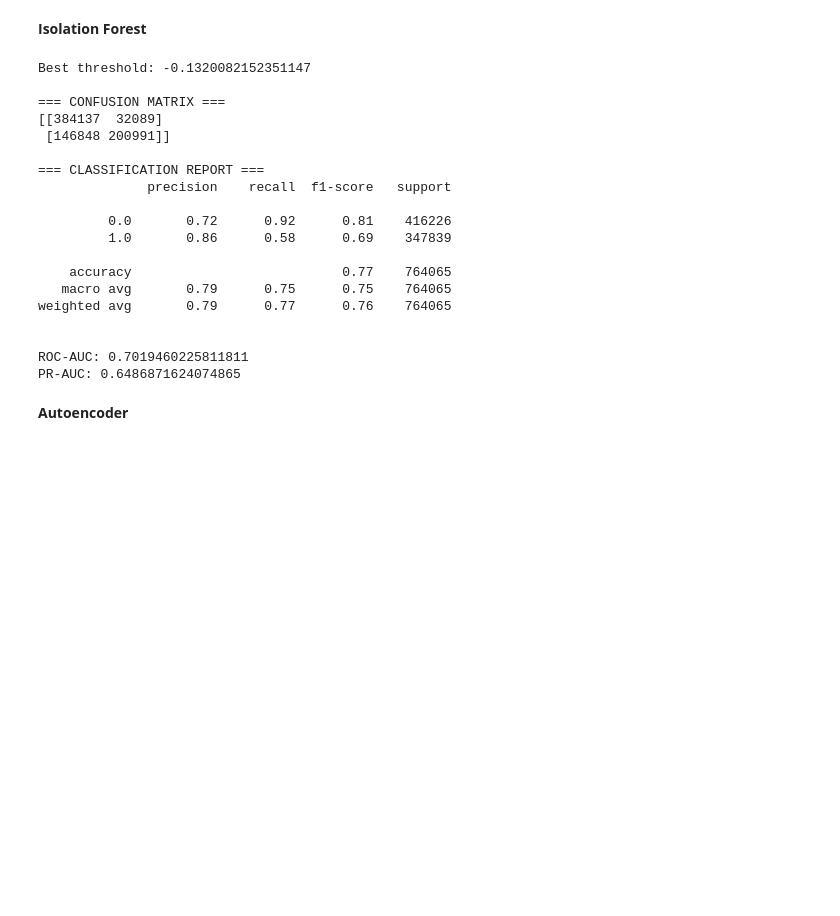
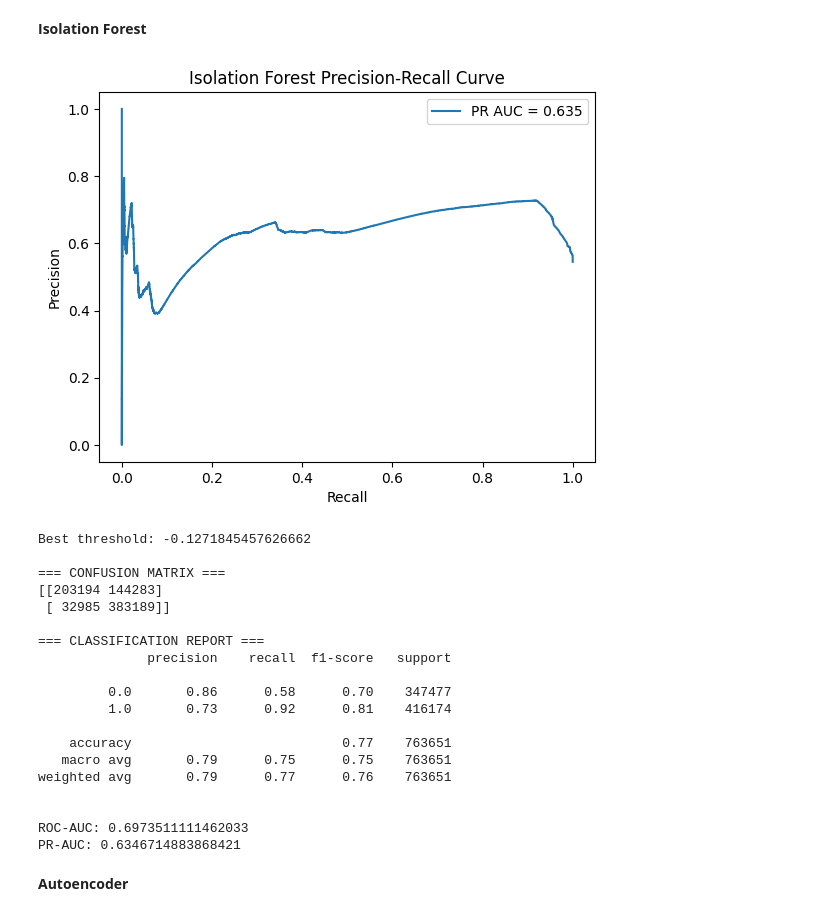
Before and after one commit to Axton-Industries/IDS-based-on-machine-learning-techniques, a Jupyter notebook: notebooks/05_modeling.ipynb, the cells around one changed output. Cells and saved outputs as stored; diff of their text form; code cells hidden in the pictures; blank space fills up the shorter version.

```diff
--- a/notebooks/05_modeling.ipynb
+++ b/notebooks/05_modeling.ipynb
@@ -219,7 +339,6 @@ print(importances.head(20))
 # %% [markdown]
 **Isolation Forest**
 # %%
-
 model = IsolationForest(
     n_estimators=300,
     contamination=0.05,
@@ -227,73 +346,78 @@ model = IsolationForest(
     n_jobs=-1
 )
 
-#Train Model
-model.fit(X_train_scaled_N)
+# TRAIN
+model.fit(X_train_N)
 
 # ANOMALY SCORES
 # higher = more anomalous
-scores = -model.decision_function(X_test_scaled_N)
+scores = -model.decision_function(X_test_N)
+
+# TRUE LABELS
+# 1 = attack
+# 0 = benign
+y_true = y_test_N
 
 # PR CURVE
-# convert labels so:
-# 1 = attack (positive class)
-y_true = 1 - y_test
 precision, recall, thresholds = precision_recall_curve(y_true, scores)
 
 # PR-AUC
 pr_auc = average_precision_score(y_true, scores)
 
-# PLOT PR CURVE
+# PLOT
 plt.figure()
 plt.plot(recall, precision, label=f"PR AUC = {pr_auc:.3f}")
 plt.xlabel("Recall")
 plt.ylabel("Precision")
 plt.title("Isolation Forest Precision-Recall Curve")
 plt.legend()
 plt.show()
 
-# BEST THRESHOLD (F1 OPTIMIZATION)
-# thresholds array is shorter by 1 than precision/recall
-f1_scores = 2 * (precision[:-1] * recall[:-1]) / (precision[:-1] + recall[:-1] + 1e-9)
+# BEST THRESHOLD (F1)
+f1_scores = 2 * (precision[:-1] * recall[:-1]) / (
+    precision[:-1] + recall[:-1] + 1e-9
+)
+
 best_idx = np.argmax(f1_scores)
 best_threshold = thresholds[best_idx]
-print("\nBest threshold (PR-based):", best_threshold)
+
+print("\nBest threshold:", best_threshold)
 
 # PREDICTIONS
+# 1 = attack
+# 0 = benign
 y_pred = (scores >= best_threshold).astype(int)
-# convert back:
-# 0 = attack, 1 = benign
-y_pred = np.where(y_pred == 1, 0, 1)
 
 # EVALUATION
 print("\n=== CONFUSION MATRIX ===")
-print(confusion_matrix(y_test, y_pred))
+print(confusion_matrix(y_test_N, y_pred))
 
 print("\n=== CLASSIFICATION REPORT ===")
-print(classification_report(y_test, y_pred))
+print(classification_report(y_test_N, y_pred))
 
 print("\nROC-AUC:", roc_auc_score(y_true, scores))
 print("PR-AUC:", pr_auc)
 # %% [output]
+[figure, added]
-Best threshold: -0.1320082152351147
+Best threshold: -0.1271845457626662
 
 === CONFUSION MATRIX ===
-[[384137  32089]
- [146848 200991]]
+[[203194 144283]
+ [ 32985 383189]]
 
 === CLASSIFICATION REPORT ===
               precision    recall  f1-score   support
 
-         0.0       0.72      0.92      0.81    416226
-         1.0       0.86      0.58      0.69    347839
+         0.0       0.86      0.58      0.70    347477
+         1.0       0.73      0.92      0.81    416174
 
-    accuracy                           0.77    764065
-   macro avg       0.79      0.75      0.75    764065
-weighted avg       0.79      0.77      0.76    764065
+    accuracy                           0.77    763651
+   macro avg       0.79      0.75      0.75    763651
+weighted avg       0.79      0.77      0.76    763651
 
 
-ROC-AUC: 0.7019460225811811
-PR-AUC: 0.6486871624074865
+ROC-AUC: 0.6973511111462033
+PR-AUC: 0.6346714883868421
 # %% [markdown]
 **Autoencoder**
 # %%
```
Also changed, not shown: parts of 10 cells of this notebook, 7 other files.
